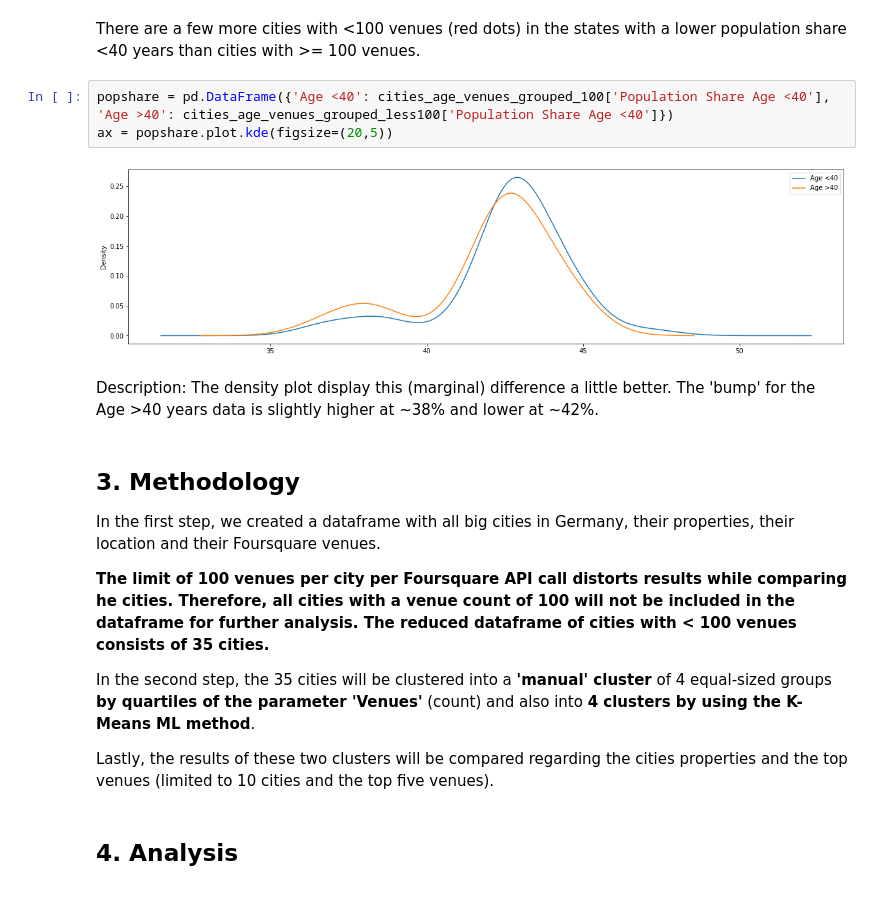
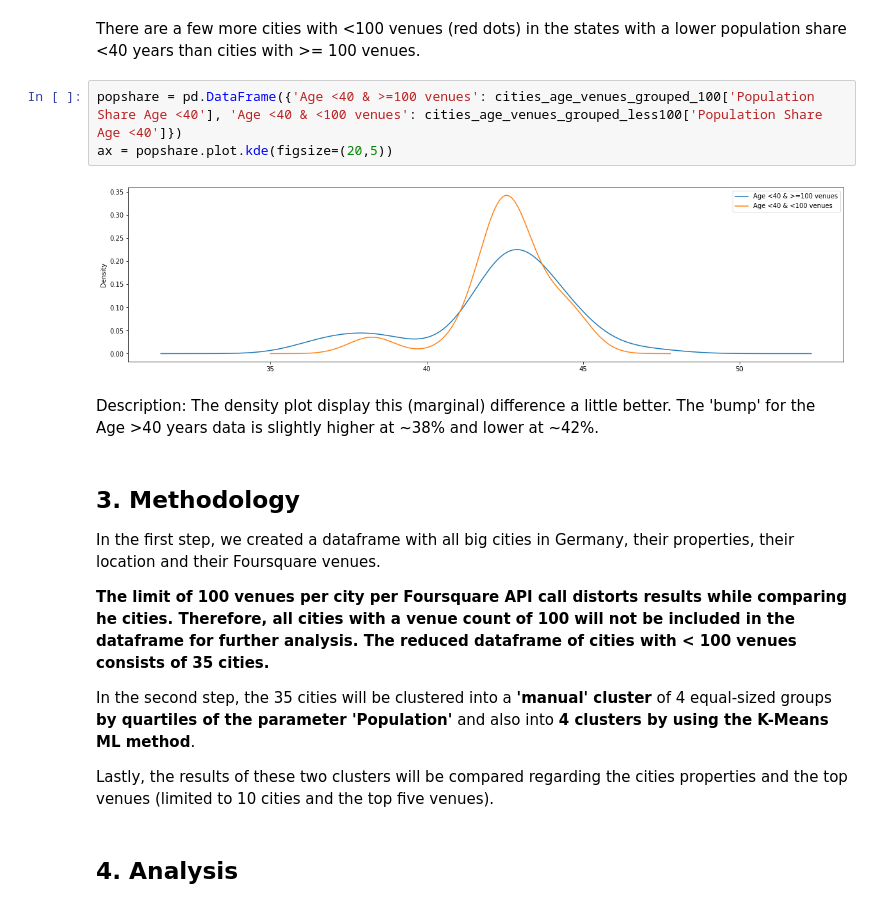
Before and after one commit to larsandreae/Coursera_Capstone, a Jupyter notebook: PGA_Cap_wk2_Capstone_v2.ipynb, the cells around one changed output. Cells and saved outputs as stored; diff of their text form.

```diff
--- a/PGA_Cap_wk2_Capstone_v2.ipynb
+++ b/PGA_Cap_wk2_Capstone_v2.ipynb
@@ -273,10 +271,10 @@ ax.grid(alpha=0.5)
 # %% [markdown]
 There are a few more cities with <100 venues (red dots) in the states with a lower population share <40 years than cities with >= 100 venues.
 # %%
-popshare = pd.DataFrame({'Age <40': cities_age_venues_grouped_100['Population Share Age <40'], 'Age >40': cities_age_venues_grouped_less100['Population Share Age <40']})
+popshare = pd.DataFrame({'Age <40 & >=100 venues': cities_age_venues_grouped_100['Population Share Age <40'], 'Age <40 & <100 venues': cities_age_venues_grouped_less100['Population Share Age <40']})
 ax = popshare.plot.kde(figsize=(20,5))
 # %% [output]
-[figure, old version]
+[figure, new version]
 # %% [markdown]
 Description:
 The density plot display this (marginal) difference a little better.
@@ -288,7 +286,7 @@ In the first step, we created a dataframe with all big cities in Germany, their
 
 **The limit of 100 venues per city per Foursquare API call distorts results while comparing he cities. Therefore, all cities with a venue count of 100 will not be included in the dataframe for further analysis. The reduced dataframe of cities with < 100 venues consists of 35 cities.**
 
-In the second step, the 35 cities will be clustered into a **'manual' cluster** of 4 equal-sized groups **by quartiles of the parameter 'Venues'** (count) and also into **4 clusters by using the K-Means ML method**.
+In the second step, the 35 cities will be clustered into a **'manual' cluster** of 4 equal-sized groups **by quartiles of the parameter 'Population'** and also into **4 clusters by using the K-Means ML method**.
 
 Lastly, the results of these two clusters will be compared regarding the cities properties and the top venues (limited to 10 cities and the top five venues).
 # %% [markdown]
```
Also changed, not shown: parts of 16 cells of this notebook, 4 other files.
